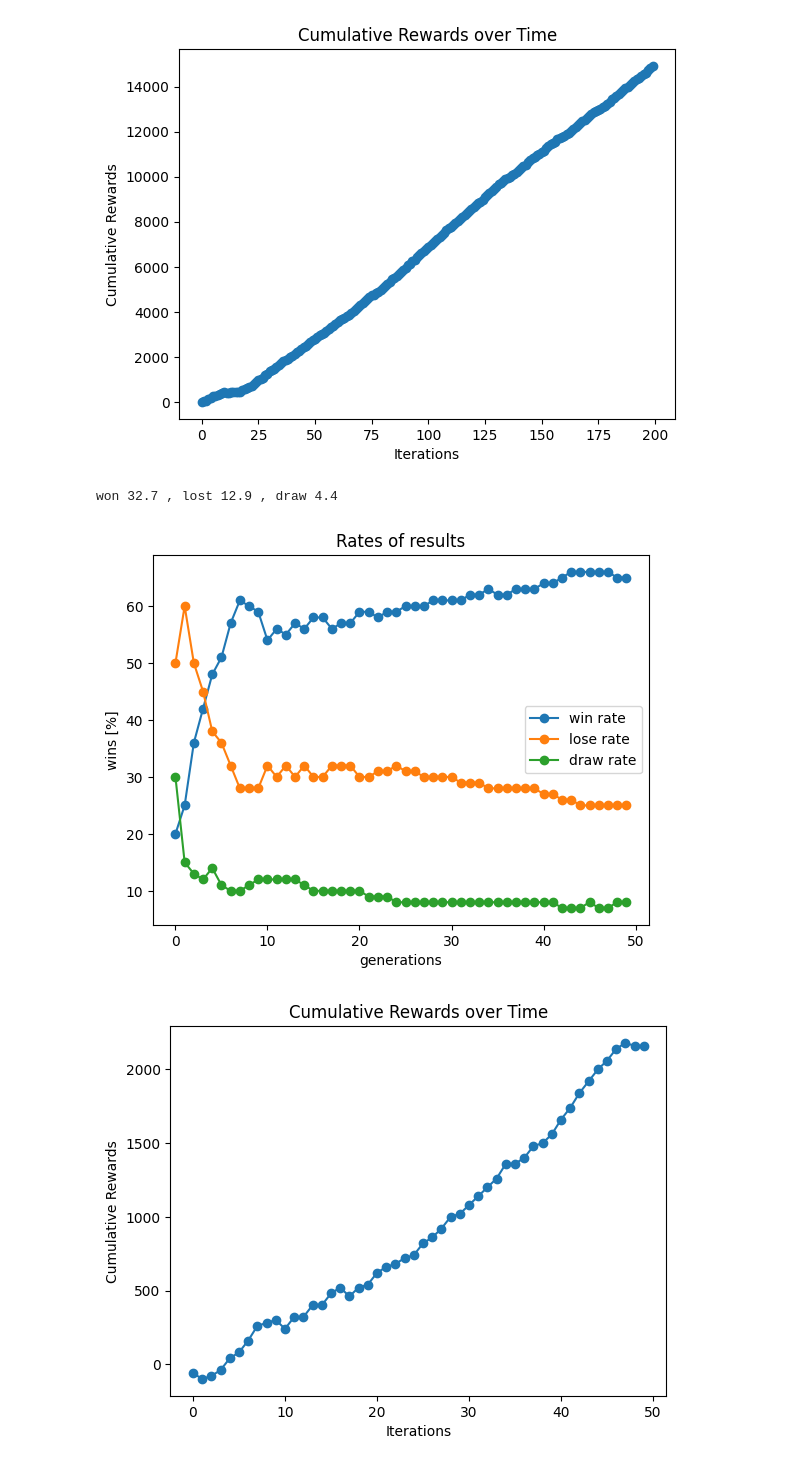
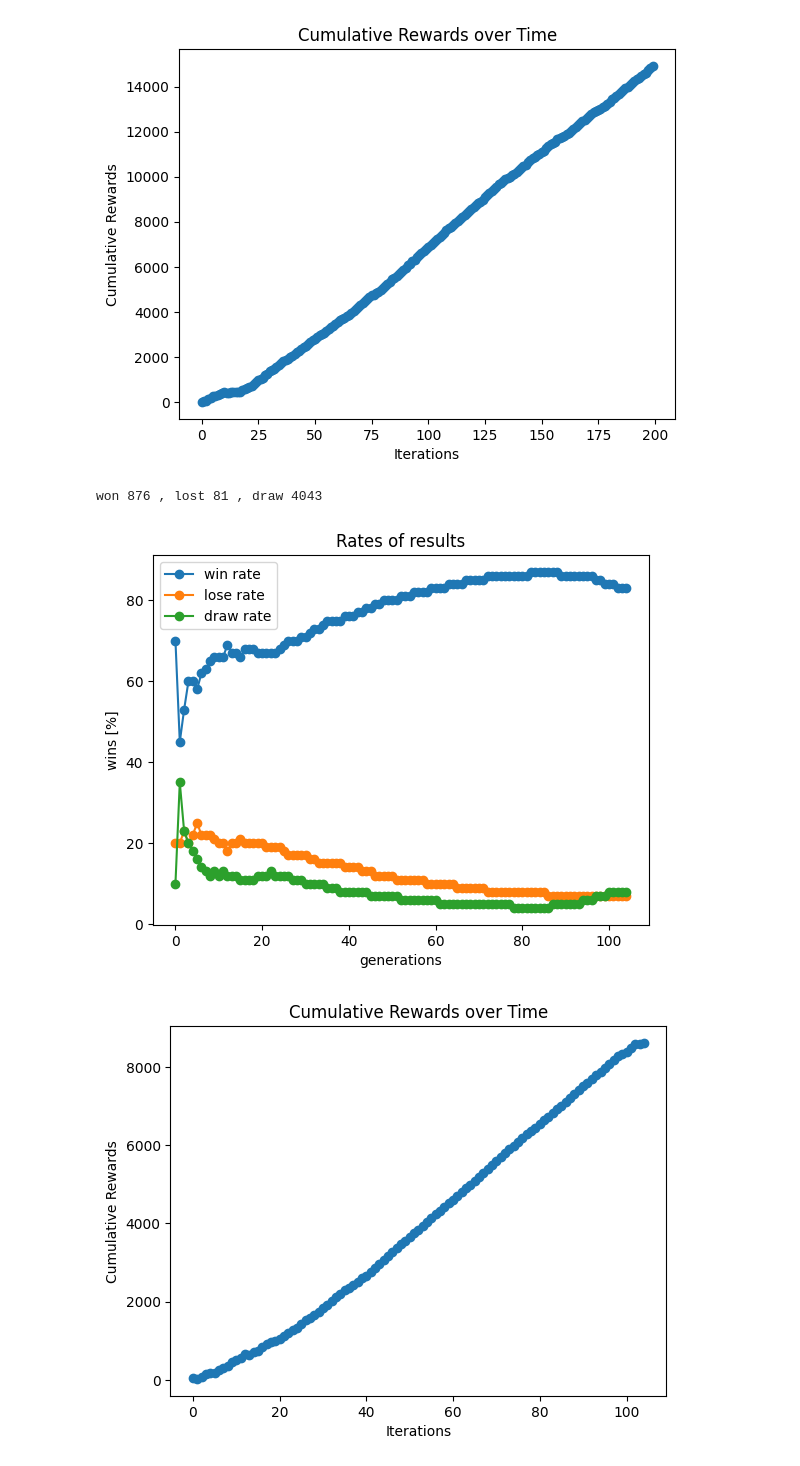
Before and after one commit to leighannelem/checkersRL_math156_24, a Jupyter notebook: new_notebook.ipynb, the cells around one changed output. Saved outputs shown, nothing was run; the diff lists cells and outputs as text; code cells hidden in the pictures.

```diff
--- a/new_notebook.ipynb
+++ b/new_notebook.ipynb
@@ -20,10 +20,10 @@ won 171.0 , lost 25.1 , draw 3.9
 # %%
 p1 = Player("p1")
 p2 = Player("p2")
 st = State(p1, p2)
 
-train.GetModel(st, playtype="self", rounds=50)
+train.GetModel(st, playtype="self", rounds=500)
 # %% [output]
-won 32.7 , lost 12.9 , draw 4.4
+won 876 , lost 81 , draw 4043
-[figure, old version]
+[figure, new version]
-[figure, old version]
+[figure, new version]
```
Also changed, not shown: parts of 2 cells of this notebook.
